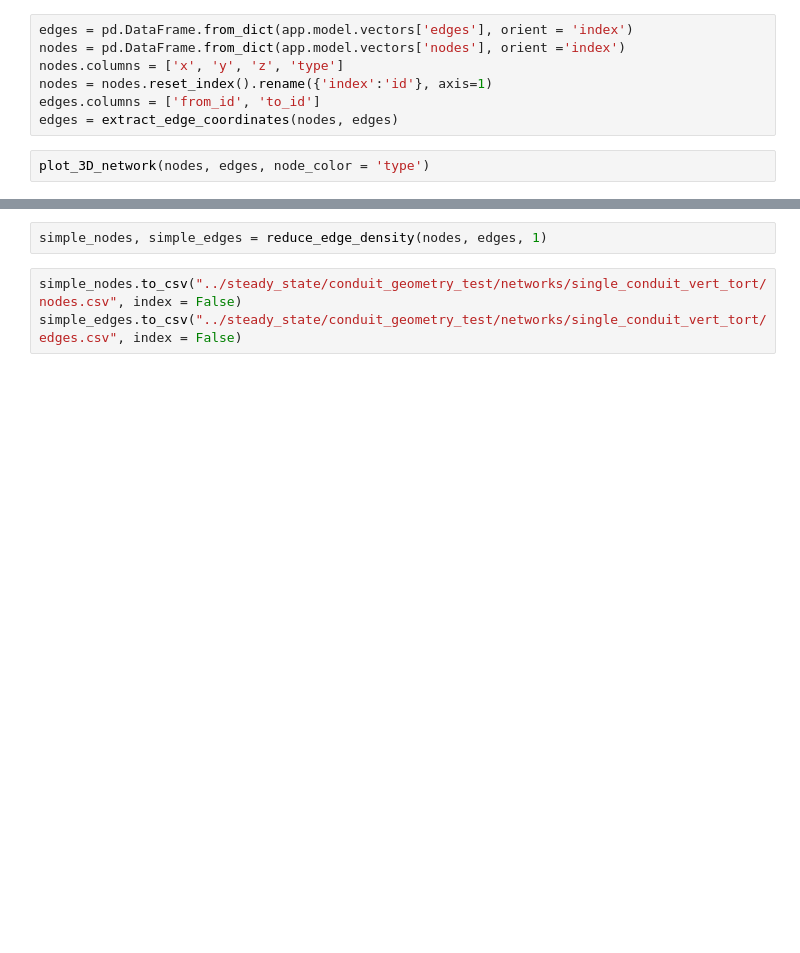
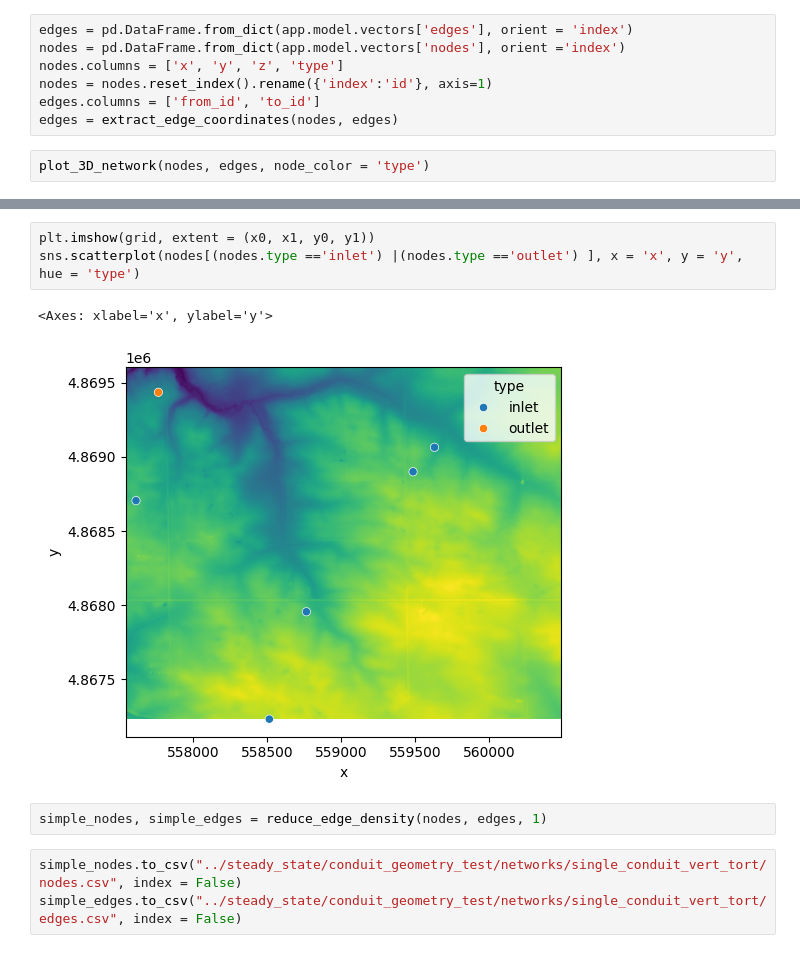
Before and after one commit to jhuang523/UMNBearSpring, a Jupyter notebook: openkarst/conduits/conduits_V1.ipynb, the cells around one changed output, grey strips where cells are left out. Saved outputs shown, nothing was run; the diff lists cells and outputs as text; blank space fills up the shorter version.

```diff
--- a/openkarst/conduits/conduits_V1.ipynb
+++ b/openkarst/conduits/conduits_V1.ipynb
@@ -91,3 +114,9 @@ plot_3D_network(nodes, edges, node_color = 'type')
+# %%
+plt.imshow(grid, extent = (x0, x1, y0, y1))
+sns.scatterplot(nodes[(nodes.type =='inlet') |(nodes.type =='outlet') ], x = 'x', y = 'y', hue = 'type')
+# %% [output]
+<Axes: xlabel='x', ylabel='y'>
+[figure, added]
 # %%
 simple_nodes, simple_edges = reduce_edge_density(nodes, edges, 1)
 # %%
```
Also changed, not shown: parts of 14 cells of this notebook, 12 other files.
